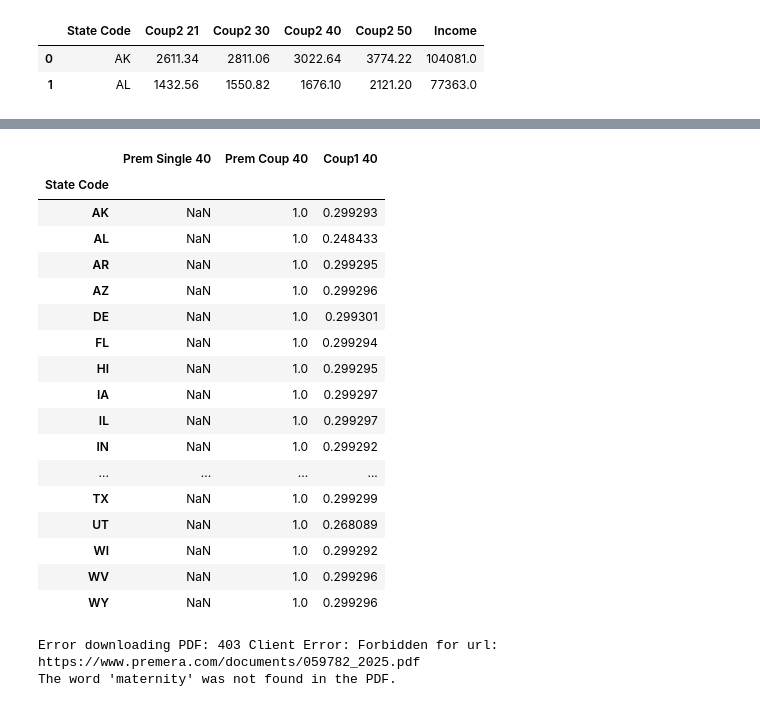
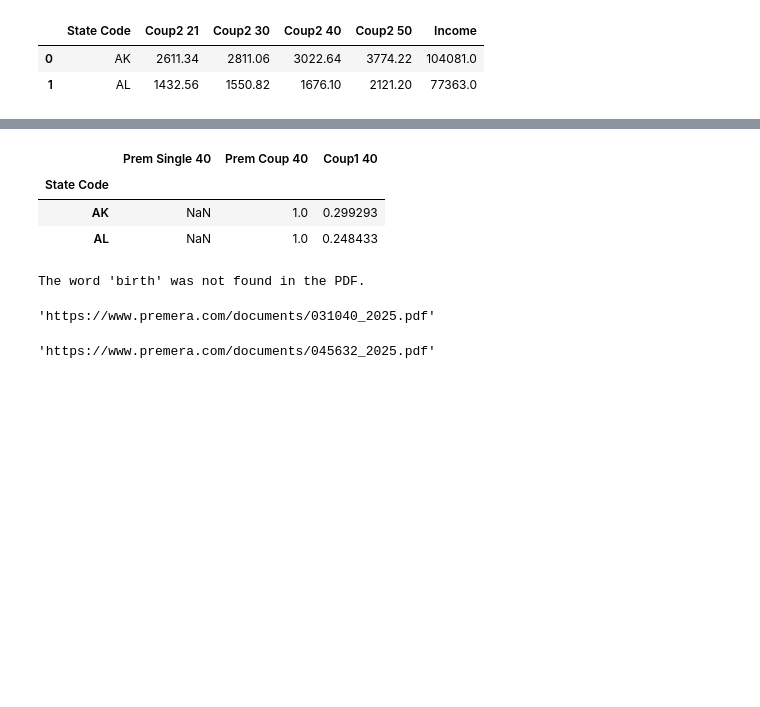
Before and after one commit to michellejm/health_insurance_marketplace, a Jupyter notebook: explore_data.ipynb, the cells around one changed output, grey strips where cells are left out. Saved outputs shown, nothing was run; the diff lists cells and outputs as text; code cells hidden in the pictures; blank space fills up the shorter version.

```diff
--- a/explore_data.ipynb
+++ b/explore_data.ipynb
@@ -171,29 +112,15 @@ percent_increase_30s
 # %%
 df_40s = df.groupby(['State Code'])[['Prem Single 40 ','Prem Coup 40 ','Coup1 40 ']].median()
 
 #for each row, calculate the decade over decade increase in premiums
 
 percent_increase_40s = df_40s.pct_change(axis='columns')
-percent_increase_40s
+percent_increase_40s.head(2)
 # %% [output]
 |  | Prem Single 40 | Prem Coup 40 | Coup1 40 |
 | State Code |  |  |  |
 | AK | NaN | 1.0 | 0.299293 |
 | AL | NaN | 1.0 | 0.248433 |
-| AR | NaN | 1.0 | 0.299295 |
-| AZ | NaN | 1.0 | 0.299296 |
-| DE | NaN | 1.0 | 0.299301 |
-| FL | NaN | 1.0 | 0.299294 |
-| HI | NaN | 1.0 | 0.299295 |
-| IA | NaN | 1.0 | 0.299297 |
-| IL | NaN | 1.0 | 0.299297 |
-| IN | NaN | 1.0 | 0.299292 |
-| ... | ... | ... | ... |
-| TX | NaN | 1.0 | 0.299299 |
-| UT | NaN | 1.0 | 0.268089 |
-| WI | NaN | 1.0 | 0.299292 |
-| WV | NaN | 1.0 | 0.299296 |
-| WY | NaN | 1.0 | 0.299296 |
 # %%
 def scan_pdf(url, word):
     """ scans a pdf from a url looking for a specific word """
@@ -215,13 +143,20 @@ def scan_pdf(url, word):
         print(f"an error occurred: {e}")
         return False
 # %%
-test_url = df['Plan Brochure URL'][200]
-search_word = "maternity"
+test_url = df['Plan Brochure URL'][100]
+search_word = "birth"
 
 if scan_pdf(test_url, search_word):
     print(f"The word '{search_word}' was found in the PDF.")
 else:
     print(f"The word '{search_word}' was not found in the PDF.")
 # %% [output]
-Error downloading PDF: 403 Client Error: Forbidden for url: https://www.premera.com/documents/059782_2025.pdf
-The word 'maternity' was not found in the PDF.
+The word 'birth' was not found in the PDF.
+# %%
+df['Plan Brochure URL'][100]
+# %% [output]
+'https://www.premera.com/documents/031040_2025.pdf'
+# %%
+df['Summary of Benefits URL'][0]
+# %% [output]
+'https://www.premera.com/documents/045632_2025.pdf'
```
Also changed, not shown: parts of 6 cells of this notebook, 1 other file.
